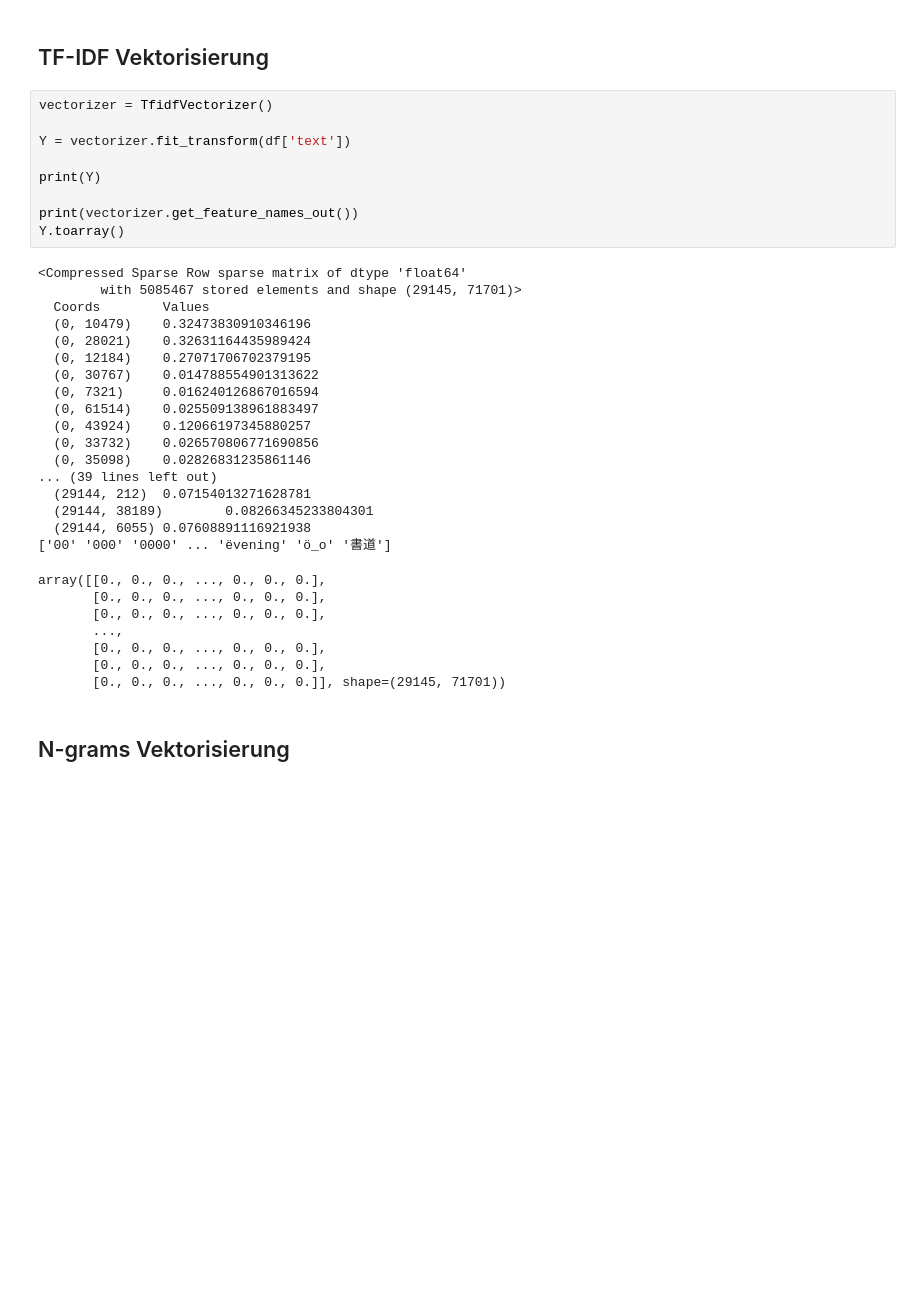
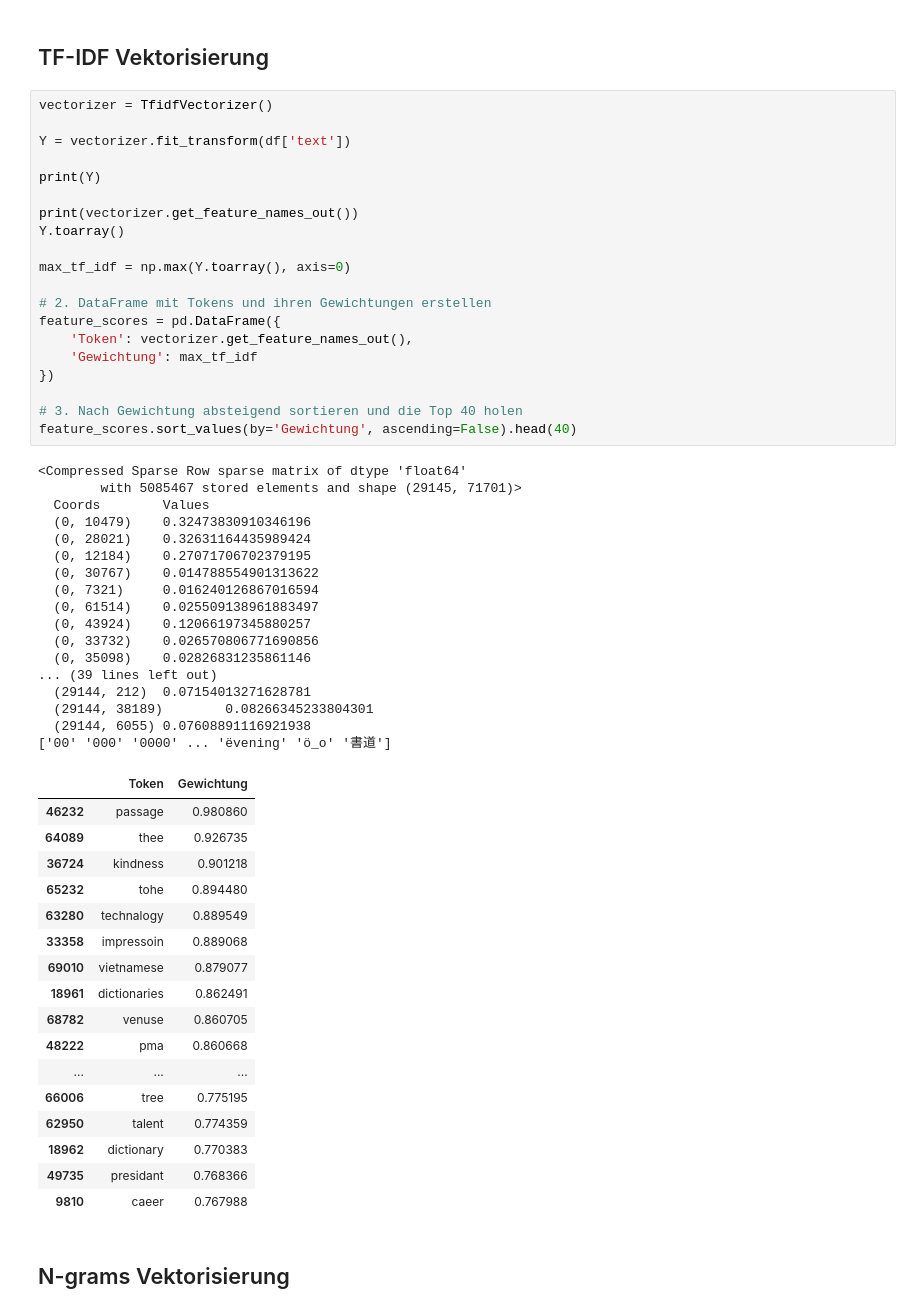
Before and after one commit to TheAmarok/Neue-Konzepte-Gruppe-9, a Jupyter notebook: Notebook.ipynb, the cells around one changed output. Drawn from its saved outputs; the diff is of its cells as text; blank space fills up the shorter version.

```diff
--- a/Notebook.ipynb
+++ b/Notebook.ipynb
@@ -1144,37 +1165,58 @@ array([[0, 0, 0, ..., 0, 0, 0],
 # %%
 vectorizer = TfidfVectorizer()
 
 Y = vectorizer.fit_transform(df['text'])
 
 print(Y)
 
 print(vectorizer.get_feature_names_out())
 Y.toarray()
+
+max_tf_idf = np.max(Y.toarray(), axis=0)
+
+# 2. DataFrame mit Tokens und ihren Gewichtungen erstellen
+feature_scores = pd.DataFrame({
+    'Token': vectorizer.get_feature_names_out(),
+    'Gewichtung': max_tf_idf
+})
+
+# 3. Nach Gewichtung absteigend sortieren und die Top 40 holen
+feature_scores.sort_values(by='Gewichtung', ascending=False).head(40)
 # %% [output]
 <Compressed Sparse Row sparse matrix of dtype 'float64'
         with 5085467 stored elements and shape (29145, 71701)>
   Coords        Values
   (0, 10479)    0.32473830910346196
   (0, 28021)    0.32631164435989424
   (0, 12184)    0.27071706702379195
   (0, 30767)    0.014788554901313622
   (0, 7321)     0.016240126867016594
   (0, 61514)    0.025509138961883497
   (0, 43924)    0.12066197345880257
   (0, 33732)    0.026570806771690856
   (0, 35098)    0.02826831235861146
 ... (39 lines left out)
   (29144, 212)  0.07154013271628781
   (29144, 38189)        0.08266345233804301
   (29144, 6055) 0.07608891116921938
 ['00' '000' '0000' ... 'ëvening' 'ö_o' '書道']
-array([[0., 0., 0., ..., 0., 0., 0.],
-       [0., 0., 0., ..., 0., 0., 0.],
-       [0., 0., 0., ..., 0., 0., 0.],
-       ...,
-       [0., 0., 0., ..., 0., 0., 0.],
-       [0., 0., 0., ..., 0., 0., 0.],
-       [0., 0., 0., ..., 0., 0., 0.]], shape=(29145, 71701))
+|  | Token | Gewichtung |
+| 46232 | passage | 0.980860 |
+| 64089 | thee | 0.926735 |
+| 36724 | kindness | 0.901218 |
+| 65232 | tohe | 0.894480 |
+| 63280 | technalogy | 0.889549 |
+| 33358 | impressoin | 0.889068 |
+| 69010 | vietnamese | 0.879077 |
+| 18961 | dictionaries | 0.862491 |
+| 68782 | venuse | 0.860705 |
+| 48222 | pma | 0.860668 |
+| ... | ... | ... |
+| 66006 | tree | 0.775195 |
+| 62950 | talent | 0.774359 |
+| 18962 | dictionary | 0.770383 |
+| 49735 | presidant | 0.768366 |
+| 9810 | caeer | 0.767988 |
 # %% [markdown]
 ## N-grams Vektorisierung
 # %%
```
Also changed, not shown: parts of 2 cells of this notebook.
